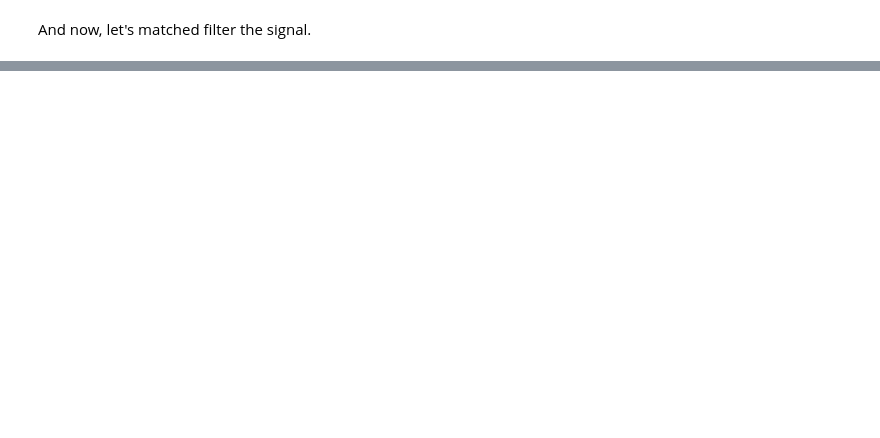
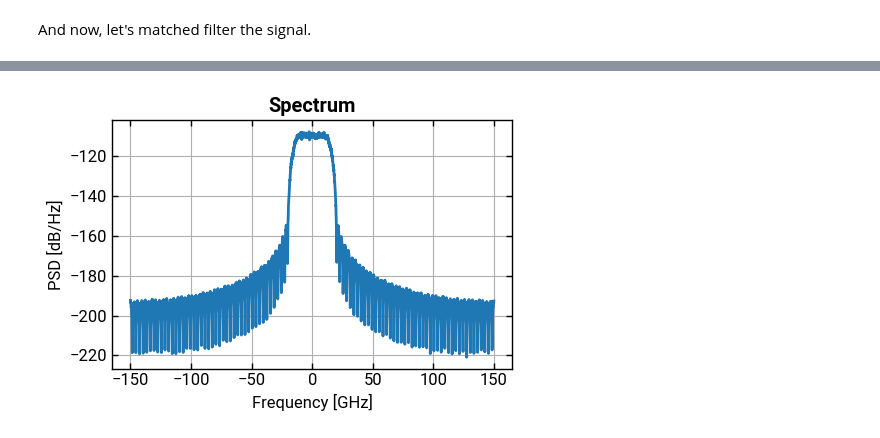
Before and after one commit to lokgar/commstools, a Jupyter notebook: examples/01-pam-waveforms.ipynb, the cells around one changed output, grey strips where cells are left out. Saved outputs shown, nothing was run; the diff lists cells and outputs as text; code cells hidden in the pictures; blank space fills up the shorter version.

```diff
--- a/examples/01-pam-waveforms.ipynb
+++ b/examples/01-pam-waveforms.ipynb
@@ -253,0 +256,16 @@ pam4_n.print_info()
+# %%
+symbol_rate = 30e9
+sampling_rate = 300e9
+sps = int(sampling_rate / symbol_rate)
+
+test = Signal.qam(
+    order=4,
+    num_symbols=10_000,
+    sps=sps,
+    symbol_rate=symbol_rate,
+    pulse_shape="rc",
+    seed=42,
+)
+test.plot_psd(show=True, nperseg=2**12)
+# %% [output]
+[figure, added]
```
Also changed, not shown: parts of 9 cells of this notebook, 14 other files.
